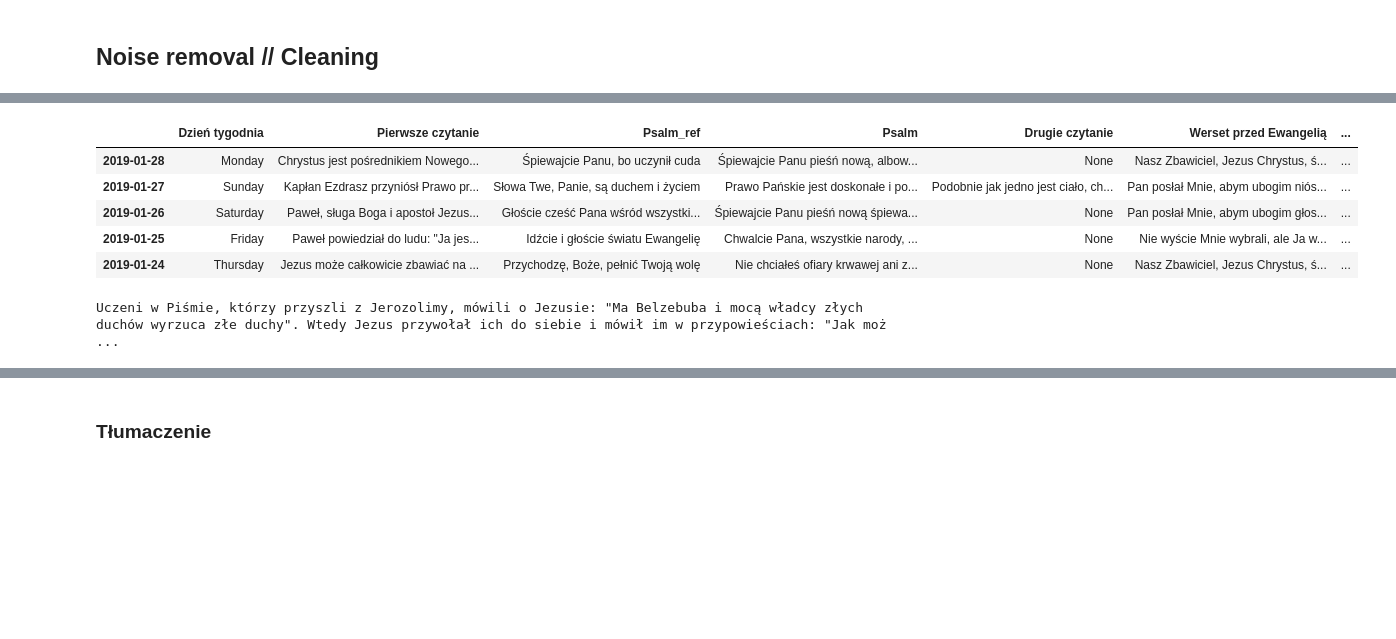
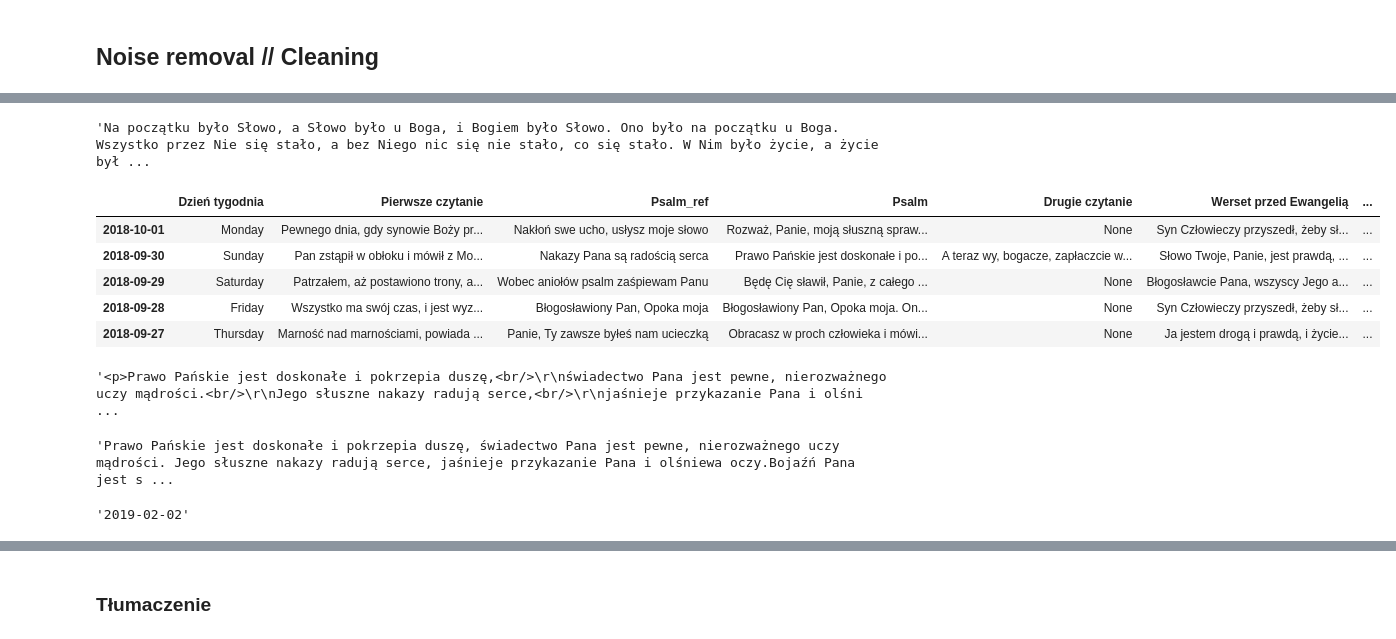
Before and after one commit to lodziajelembasy/MasterThesis, a Jupyter notebook: Master thesis.ipynb, the cells around one changed output, grey strips where cells are left out. Saved outputs shown, nothing was run; the diff lists cells and outputs as text; code cells hidden in the pictures; blank space fills up the shorter version.

```diff
--- a/Master thesis.ipynb
+++ b/Master thesis.ipynb
@@ -101,7 +204,7 @@ day_name = today_name
 
 address = "http://mateusz.pl/czytania/" + year + "/" + ymd + ".html"
 #address = "http://mateusz.pl/czytania/2018/20181021.html" #niedziela
-
+doc = get_readings(address, today)
 #print(address)
 # %%
 today_name
@@ -122,39 +229,3 @@ def get_adresses(n):
-# %%
-def get_readings(address, day_name):
-    page = requests.get(address)
-    soup = BeautifulSoup(page.content, 'html.parser')
-    #print(soup.prettify())
-    #Exception handling for more readings
-    try:
-        #section = list(soup.children)[9]
-        #section_content = section.find_all('p')
-        section = list(soup.children)
-        section_content1 = section[2].find_all('p')
-        if day_name == 'Sunday':
-            section_content2 = section[6]
-            section_content3 = section[8]
-            section_content4 = section[12]
-        else:
-            section_content2 = None
-            section_content3 = section[4]
-            section_content4 = section[8]
-
-        pierwsze_czytanie = str(section_content1[6])
-        drugie_czytanie = str(section_content2)
-        tekst_przed_ewangelia = str(section_content3)
-        psalm_ref = str(section_content1[7])
-        psalm = ""
-        i = 8
-        while i < len(section_content1):
-            psalm += str(section_content1[i])
-            i += 1
-        ewangelia = str(section_content4)
-        document = [pierwsze_czytanie,psalm_ref,psalm, drugie_czytanie, tekst_przed_ewangelia, ewangelia]
-        return document
-    except:
-        pass
-        section = soup.find_all('section')[0]
-        section_content =section.find_all('p')
 # %% [markdown]
 #### Inicjalizacja pd.DataFrame dla czytań
 # %%
@@ -217,7 +288,7 @@ def remove_punct(text):
     text_nopunct = "".join([char for char in text if char not in string.punctuation])
     return text_nopunct
 # %%
-n=5
+n=130
 base = datetime.date.today()
 date_list = [base - datetime.timedelta(days=x) for x in range(0, n)]
 #print(date_list)
@@ -235,4 +306,6 @@ for i in range(n):
         for each in doc: #doc_cleaned:
             input_row.append(each)
         df_raw.loc[date_list[i]] = input_row
+# %%
+df_raw.set_index(pd.Index([str(x) for x in df_raw.index]), inplace=True)
 # %%
@@ -264,12 +337,16 @@ df_cleaned = df_raw.copy()
 # %%
 for each in df_cleaned.columns:
     df_cleaned[each] = df_cleaned[each].apply(lambda x: clean_text(x))
+# %%
+df_cleaned.iloc[40][6]
+# %% [output]
+'Na początku było Słowo, a Słowo było u Boga, i Bogiem było Słowo. Ono było na początku u Boga. Wszystko przez Nie się stało, a bez Niego nic się nie stało, co się stało. W Nim było życie, a życie był ...
 # %%
-df_cleaned
+df_cleaned.tail()
 # %% [output]
 |  | Dzień tygodnia | Pierwsze czytanie | Psalm_ref | Psalm | Drugie czytanie | Werset przed Ewangelią | ... |
-| 2019-01-28 | Monday | Chrystus jest pośrednikiem Nowego... | Śpiewajcie Panu, bo uczynił cuda | Śpiewajcie Panu pieśń nową, albow... | None | Nasz Zbawiciel, Jezus Chrystus, ś... | ... |
-| 2019-01-27 | Sunday | Kapłan Ezdrasz przyniósł Prawo pr... | Słowa Twe, Panie, są duchem i życiem | Prawo Pańskie jest doskonałe i po... | Podobnie jak jedno jest ciało, ch... | Pan posłał Mnie, abym ubogim niós... | ... |
-| 2019-01-26 | Saturday | Paweł, sługa Boga i apostoł Jezus... | Głoście cześć Pana wśród wszystki... | Śpiewajcie Panu pieśń nową śpiewa... | None | Pan posłał Mnie, abym ubogim głos... | ... |
-| 2019-01-25 | Friday | Paweł powiedział do ludu: "Ja jes... | Idźcie i głoście światu Ewangelię | Chwalcie Pana, wszystkie narody, ... | None | Nie wyście Mnie wybrali, ale Ja w... | ... |
-| 2019-01-24 | Thursday | Jezus może całkowicie zbawiać na ... | Przychodzę, Boże, pełnić Twoją wolę | Nie chciałeś ofiary krwawej ani z... | None | Nasz Zbawiciel, Jezus Chrystus, ś... | ... |
+| 2018-10-01 | Monday | Pewnego dnia, gdy synowie Boży pr... | Nakłoń swe ucho, usłysz moje słowo | Rozważ, Panie, moją słuszną spraw... | None | Syn Człowieczy przyszedł, żeby sł... | ... |
+| 2018-09-30 | Sunday | Pan zstąpił w obłoku i mówił z Mo... | Nakazy Pana są radością serca | Prawo Pańskie jest doskonałe i po... | A teraz wy, bogacze, zapłaczcie w... | Słowo Twoje, Panie, jest prawdą, ... | ... |
+| 2018-09-29 | Saturday | Patrzałem, aż postawiono trony, a... | Wobec aniołów psalm zaśpiewam Panu | Będę Cię sławił, Panie, z całego ... | None | Błogosławcie Pana, wszyscy Jego a... | ... |
+| 2018-09-28 | Friday | Wszystko ma swój czas, i jest wyz... | Błogosławiony Pan, Opoka moja | Błogosławiony Pan, Opoka moja. On... | None | Syn Człowieczy przyszedł, żeby sł... | ... |
+| 2018-09-27 | Thursday | Marność nad marnościami, powiada ... | Panie, Ty zawsze byłeś nam ucieczką | Obracasz w proch człowieka i mówi... | None | Ja jestem drogą i prawdą, i życie... | ... |
@@ -284,5 +353,12 @@ ewangelia = doc[6]
-# %%
-text = doc[6]
-print(text)
-# %% [output]
-Uczeni w Piśmie, którzy przyszli z Jerozolimy, mówili o Jezusie: "Ma Belzebuba i mocą władcy złych duchów wyrzuca złe duchy". Wtedy Jezus przywołał ich do siebie i mówił im w przypowieściach: "Jak moż ...
+# %%
+df_raw.loc['2019-01-19']['Psalm']
+# %% [output]
+'<p>Prawo Pańskie jest doskonałe i pokrzepia duszę,<br/>\r\nświadectwo Pana jest pewne, nierozważnego uczy mądrości.<br/>\r\nJego słuszne nakazy radują serce,<br/>\r\njaśnieje przykazanie Pana i olśni ...
+# %%
+df_cleaned.loc['2019-01-19']['Psalm']
+# %% [output]
+'Prawo Pańskie jest doskonałe i pokrzepia duszę, świadectwo Pana jest pewne, nierozważnego uczy mądrości. Jego słuszne nakazy radują serce, jaśnieje przykazanie Pana i olśniewa oczy.Bojaźń Pana jest s ...
+# %%
+df_cleaned.index[1]
+# %% [output]
+'2019-02-02'
```
Also changed, not shown: parts of 86 cells of this notebook, 10 other files.
